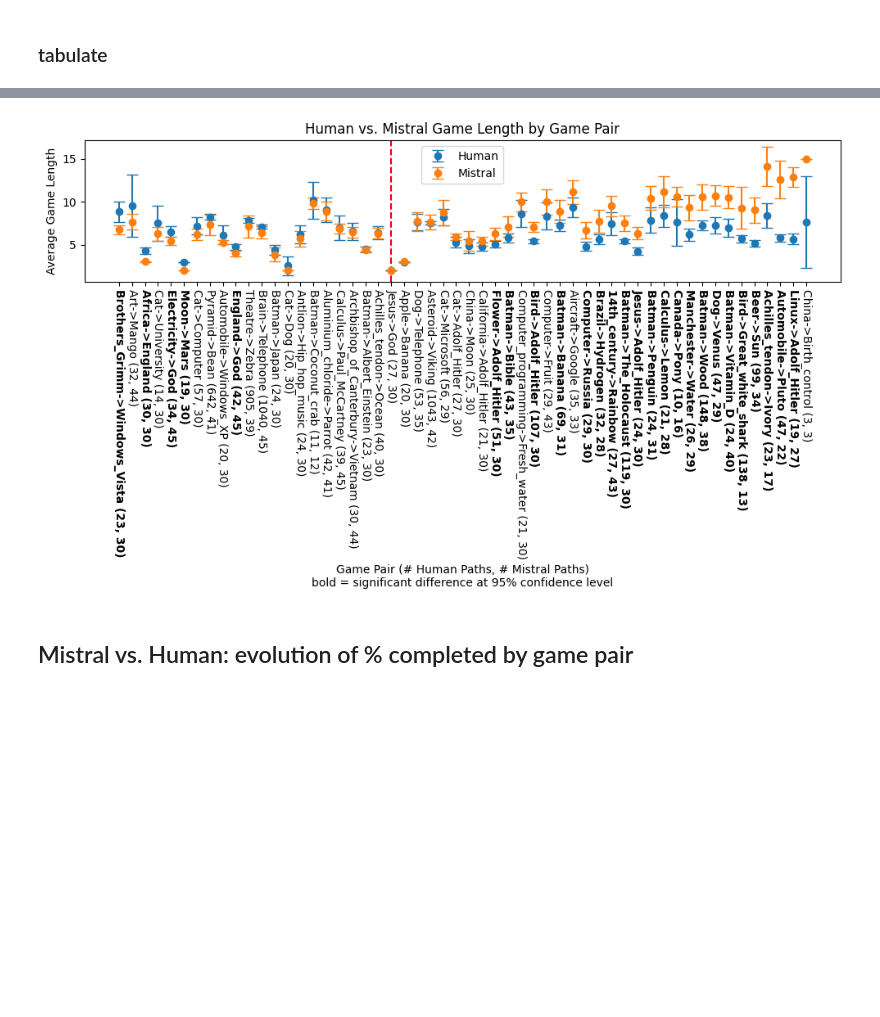
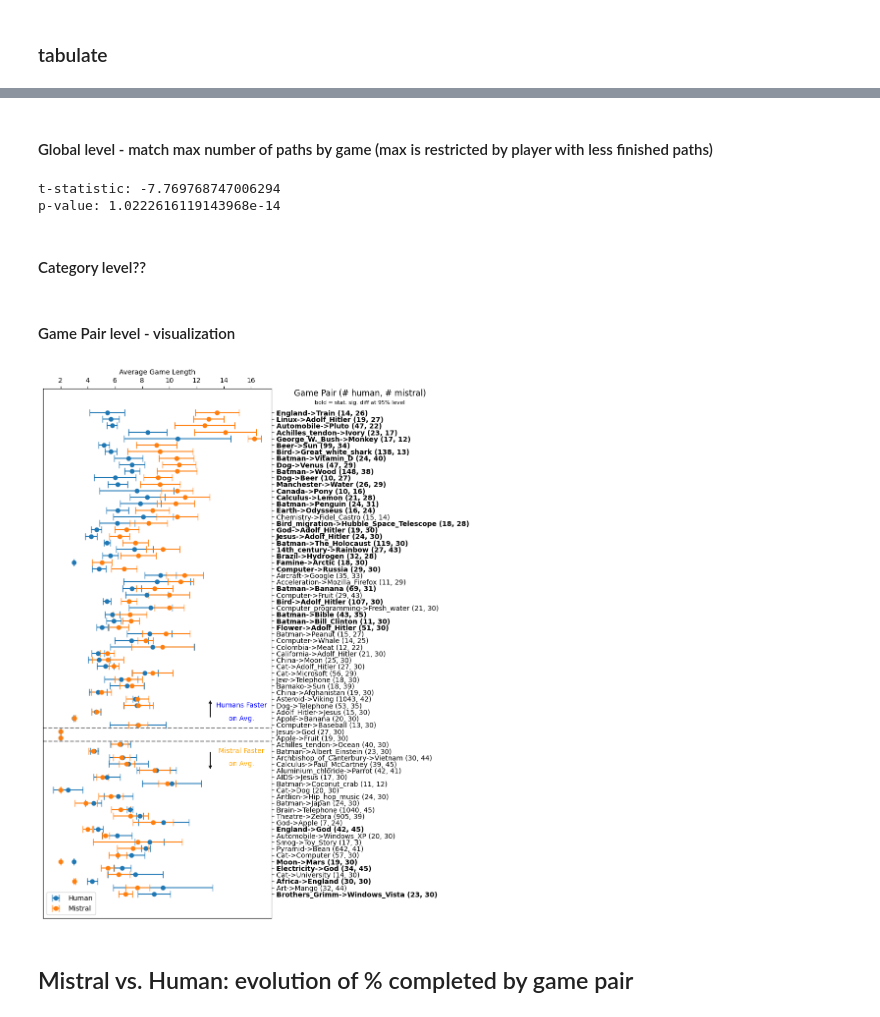
Before and after one commit to epfl-ada/ada-2023-project-klech, a Jupyter notebook: analysis.ipynb, the cells around one changed output, grey strips where cells are left out. Cells and saved outputs as stored; diff of their text form; code cells hidden in the pictures; blank space fills up the shorter version.

Commit message:
global t-test, vertically orientated game pair t test plot

```diff
--- a/analysis.ipynb
+++ b/analysis.ipynb
@@ -178,40 +178,96 @@ Name: count, dtype: int64
+# %% [markdown]
+#### Global level - match max number of paths by game (max is restricted by player with less finished paths)
+# %%
+# isolate finished paths by player and game
+finished_relevant_paths = relevant_paths[relevant_paths['finished'] == 1]
+human_finished_relevant_paths = finished_relevant_paths[finished_relevant_paths['player_type'] == "human"]
+mistral_finished_relevant_paths = finished_relevant_paths[finished_relevant_paths['player_type'] == "mistral"]
+
+# set smpl_n, the # to sample from each df, to minimum number of finished paths
+game_pair_info['smpl_n'] = game_pair_info.apply(lambda row: min(row['human_count'], row['mistral_count']), axis=1)
+sample_counts = game_pair_info[['game_pair', 'smpl_n']]
+
+# sample the amounts in sample_counts for each game_pair in human data and mistral data, maintain matched differences
+np.random.seed(5)
+matched_diff_dict = {}
+human_length_dict = {}
+mistral_length_dict = {}
+for game_pair in sample_counts['game_pair']:
+    smpl_n = sample_counts[sample_counts['game_pair'] == game_pair]['smpl_n'].values[0]
+    tmp_human = human_finished_relevant_paths[human_finished_relevant_paths['game_pair'] == game_pair].sample(smpl_n).reset_index()
+    tmp_mistral = mistral_finished_relevant_paths[mistral_finished_relevant_paths['game_pair'] == game_pair].sample(smpl_n).reset_index()
+    tmp = tmp_human.merge(right=tmp_mistral, left_index=True, right_index=True, suffixes=('_human', '_mistral'))
+    tmp['diff'] = tmp['game_length_human'] - tmp['game_length_mistral']
+    matched_diff_dict[game_pair] = tmp['diff'].tolist()
+    human_length_dict[game_pair] = tmp['game_length_human']
+    mistral_length_dict[game_pair] = tmp['game_length_mistral']
+
+# Global t-test using matched lengths
+matched_human_lengths = [element for sublist in human_length_dict.values() for element in sublist]
+matched_mistral_lengths = [element for sublist in mistral_length_dict.values() for element in sublist]
+t_statistic, p_value = scipy.stats.ttest_ind(matched_human_lengths, matched_mistral_lengths)
+print(f"t-statistic: {t_statistic}")
+print(f"p-value: {p_value}")
+# %% [output]
+t-statistic: -7.769768747006294
+p-value: 1.0222616119143968e-14
+# %% [markdown]
+#### Category level??
+# %% [markdown]
+#### Game Pair level - visualization
 # %%
 # for finished games: average length and games played by game path and player type
 length_means = relevant_paths[relevant_paths['finished'] == 1].groupby(['player_type', 'game_pair'])['game_length'].agg(['mean','sem']).reset_index()
 length_means['lower'] = length_means['mean'] - 1.96 * length_means['sem']
 length_means['upper'] = length_means['mean'] + 1.96 * length_means['sem']
 
 human_data = length_means[length_means['player_type'] == 'human']
 mistral_data = length_means[length_means['player_type'] == 'mistral']
 
 length_data = human_data.merge(mistral_data, on='game_pair', suffixes=('_human', '_mistral'))
 length_data['mean_diff'] = length_data['mean_mistral'] - length_data['mean_human']
 length_data = length_data.sort_values(by='mean_diff')
 
 x_labels = [(gp + " (" + str(game_pair_info[game_pair_info['game_pair'] == gp]['human_count'].values[0]) + ", " + str(game_pair_info[game_pair_info['game_pair'] == gp]['mistral_count'].values[0]) + ")") for gp in length_data['game_pair']]
 bolded = [1 if game_pair_info[game_pair_info['game_pair'] == gp]['winner'].values[0] != "neither" else 0 for gp in length_data['game_pair']]
 
-# plot
-plt.figure(figsize=(10, 6))
-plt.errorbar(length_data['game_pair'], length_data['mean_human'], yerr=[length_data['mean_human'] - length_data['lower_human'], length_data['upper_human'] - length_data['mean_human']],
+plt.figure(figsize=(6, 14))
+plt.errorbar(length_data['mean_human'], length_data['game_pair'], xerr=[length_data['mean_human'] - length_data['lower_human'], length_data['upper_human'] - length_data['mean_human']],
              fmt='o', label='Human', capsize=5)
-plt.errorbar(length_data['game_pair'], length_data['mean_mistral'], yerr=[length_data['mean_mistral'] - length_data['lower_mistral'], length_data['upper_mistral'] - length_data['mean_mistral']],
+plt.errorbar(length_data['mean_mistral'], length_data['game_pair'], xerr=[length_data['mean_mistral'] - length_data['lower_mistral'], length_data['upper_mistral'] - length_data['mean_mistral']],
              fmt='o', label='Mistral', capsize=5)
 
+plt.gca().yaxis.tick_right()
 for i in range(len(bolded)):
     if bolded[i] == 1:
-        plt.gca().get_xticklabels()[i].set_weight('bold')
+        plt.gca().get_yticklabels()[i].set_weight('bold')
 
-plt.axvline(x=21, color='red', linestyle='--')
-plt.xlabel('Game Pair (# Human Paths, # Mistral Paths)\nbold = significant difference at 95% confidence level')
-plt.ylabel('Average Game Length')
-plt.title('Human vs. Mistral Game Length by Game Pair')
+plt.axhline(y=23.5, color='gray', linestyle='--')
+plt.axhline(y=25.5, color='gray', linestyle='--')
+
+plt.xlabel('Average Game Length')
+plt.title('')
 plt.legend()
-plt.xticks(ticks=range(len(length_data['game_pair'])), labels=x_labels, rotation=-90)
-plt.tight_layout()
+plt.yticks(ticks=range(len(length_data['game_pair'])), labels=x_labels)
+
+plt.gca().xaxis.set_ticks_position('top')
+
+plt.gca().xaxis.set_label_position('top')
+
+plt.text(24, 77, 'Game Pair (# human, # mistral)', fontsize=12, color='black', ha='center', va='center')
+plt.text(24, 75.5, 'bold = stat. sig. diff at 95% level', fontsize=8, color='black', ha='center', va='center')
+
+plt.annotate('', xy=(13, 30), xytext=(13, 27), arrowprops=dict(arrowstyle='->'))
+plt.text(15.3, 29, 'Humans Faster', fontsize=10, color='blue', ha='center', va='center')
+plt.text(15.3, 27, 'on Avg.', fontsize=10, color='blue', ha='center', va='center')
+plt.annotate('', xy=(13, 19), xytext=(13, 22), arrowprops=dict(arrowstyle='->'))
+plt.text(15.3, 22, 'Mistral Faster', fontsize=10, color='orange', ha='center', va='center')
+plt.text(15.3, 20, 'on Avg.', fontsize=10, color='orange', ha='center', va='center')
+
+#plt.tight_layout()
 plt.show()
 # %% [output]
-[figure, old version]
+[figure, new version]
 # %% [markdown]
 ## Mistral vs. Human: evolution of % completed by game pair
 # %%
```
Also changed, not shown: parts of 5 cells of this notebook, 1 other file.
